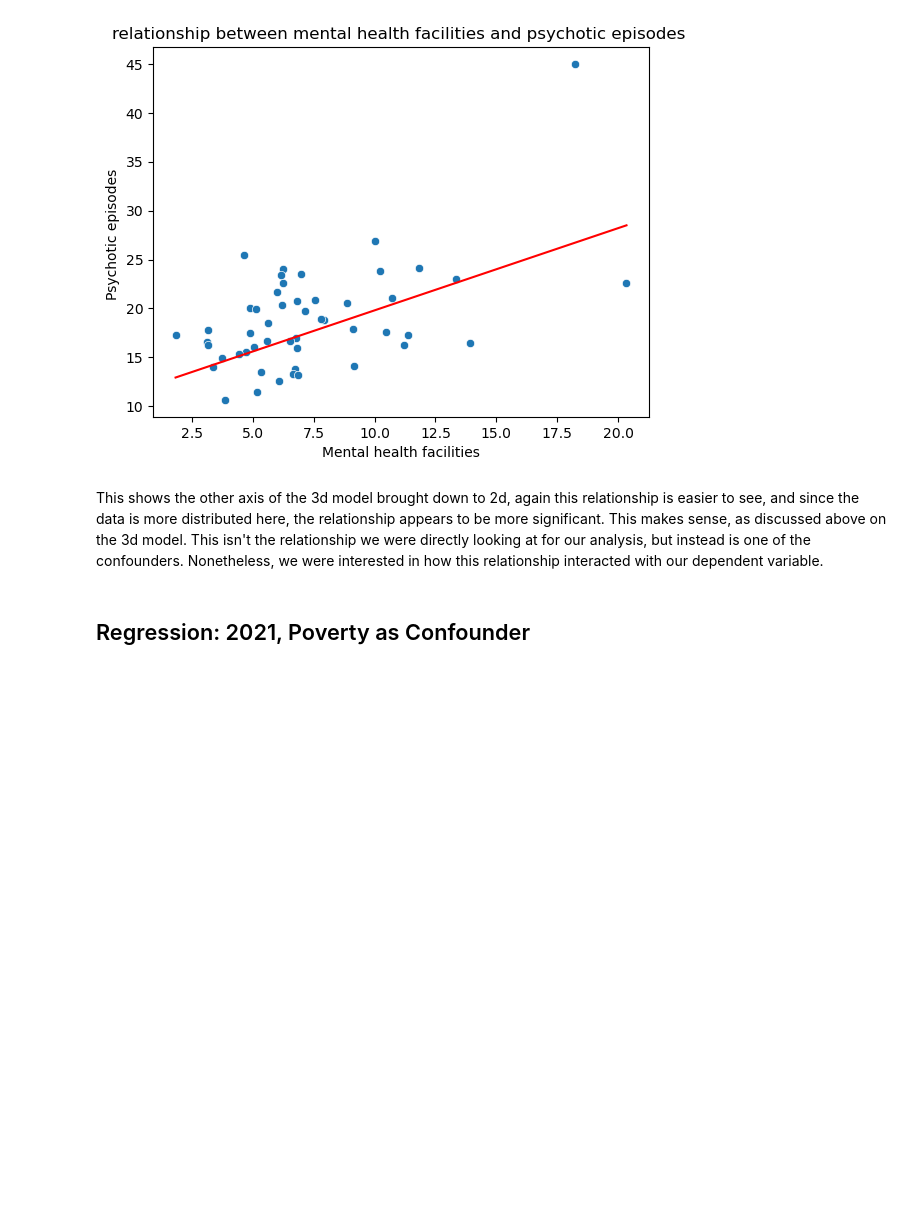
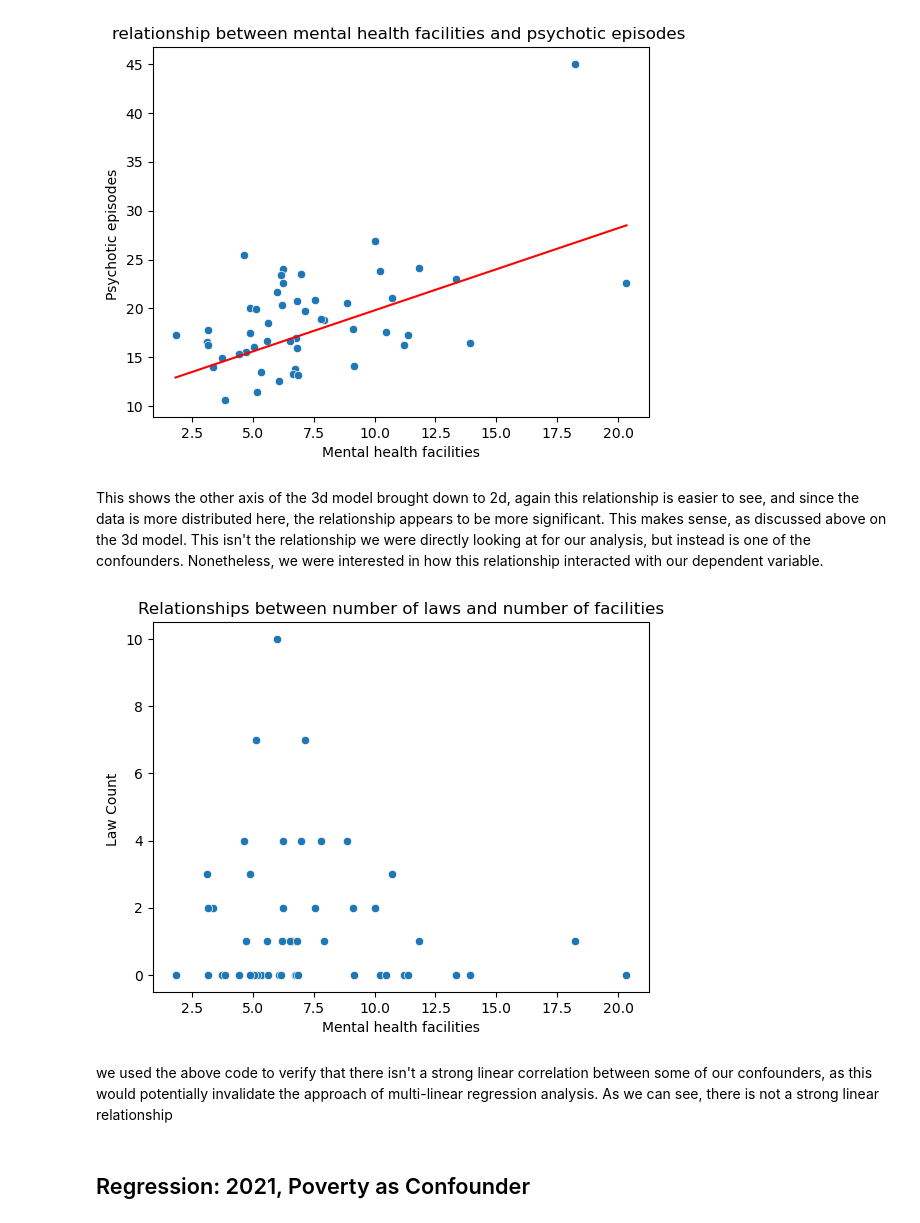
Before and after one commit to sofiatka/LGBTQ-Laws-and-MH, a Jupyter notebook: FinalProject_Group126_WI24.ipynb, the cells around one changed output. Cells and saved outputs as stored; diff of their text form; code cells hidden in the pictures; blank space fills up the shorter version.

```diff
--- a/FinalProject_Group126_WI24.ipynb
+++ b/FinalProject_Group126_WI24.ipynb
@@ -1607,6 +1607,23 @@ plt.show()
 [figure]
 # %% [markdown]
 This shows the other axis of the 3d model brought down to 2d, again this relationship is easier to see, and since the data is more distributed here, the relationship appears to be more significant. This makes sense, as discussed above on the 3d model. This isn't the relationship we were directly looking at for our analysis, but instead is one of the confounders. Nonetheless, we were interested in how this relationship interacted with our dependent variable.
+# %%
+sns.scatterplot()
+x = mh_laws_20_all['CountFacility']
+y = mh_laws_20_all['CountLaws']
+
+# Plot scatter plot
+sns.scatterplot(x=x, y=y)
+
+plt.xlabel('Mental health facilities')
+plt.ylabel('Law Count ')
+plt.title('Relationships between number of laws and number of facilities')
+
+plt.show()
+# %% [output]
+[figure, added]
+# %% [markdown]
+we used the above code to verify that there isn't a strong linear correlation between some of our confounders, as this would potentially invalidate the approach of multi-linear regression analysis. As we can see, there is not a strong linear relationship
 # %% [markdown]
 ## Regression: 2021, Poverty as Confounder
 # %% [markdown]
```
Also changed, not shown: parts of 2 cells of this notebook.
